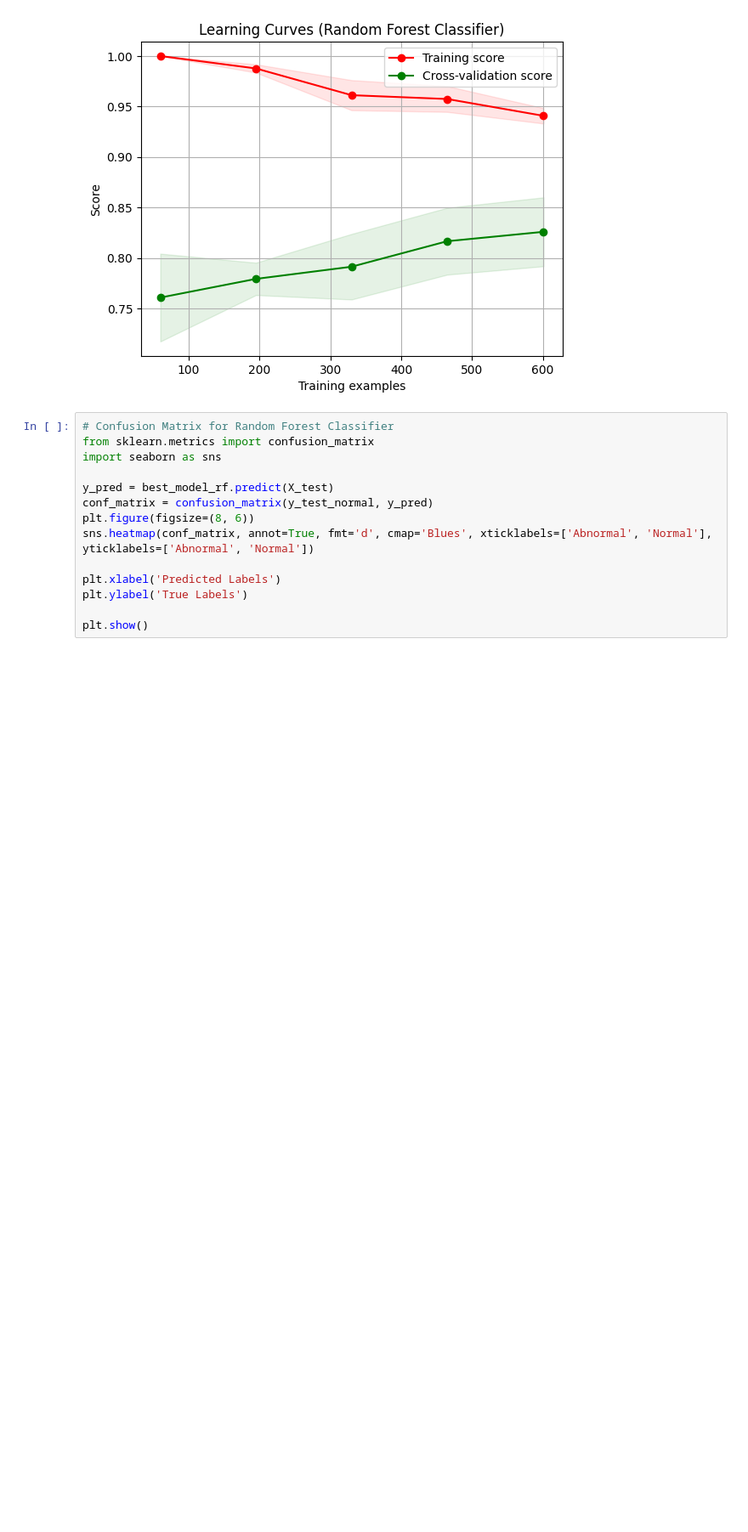
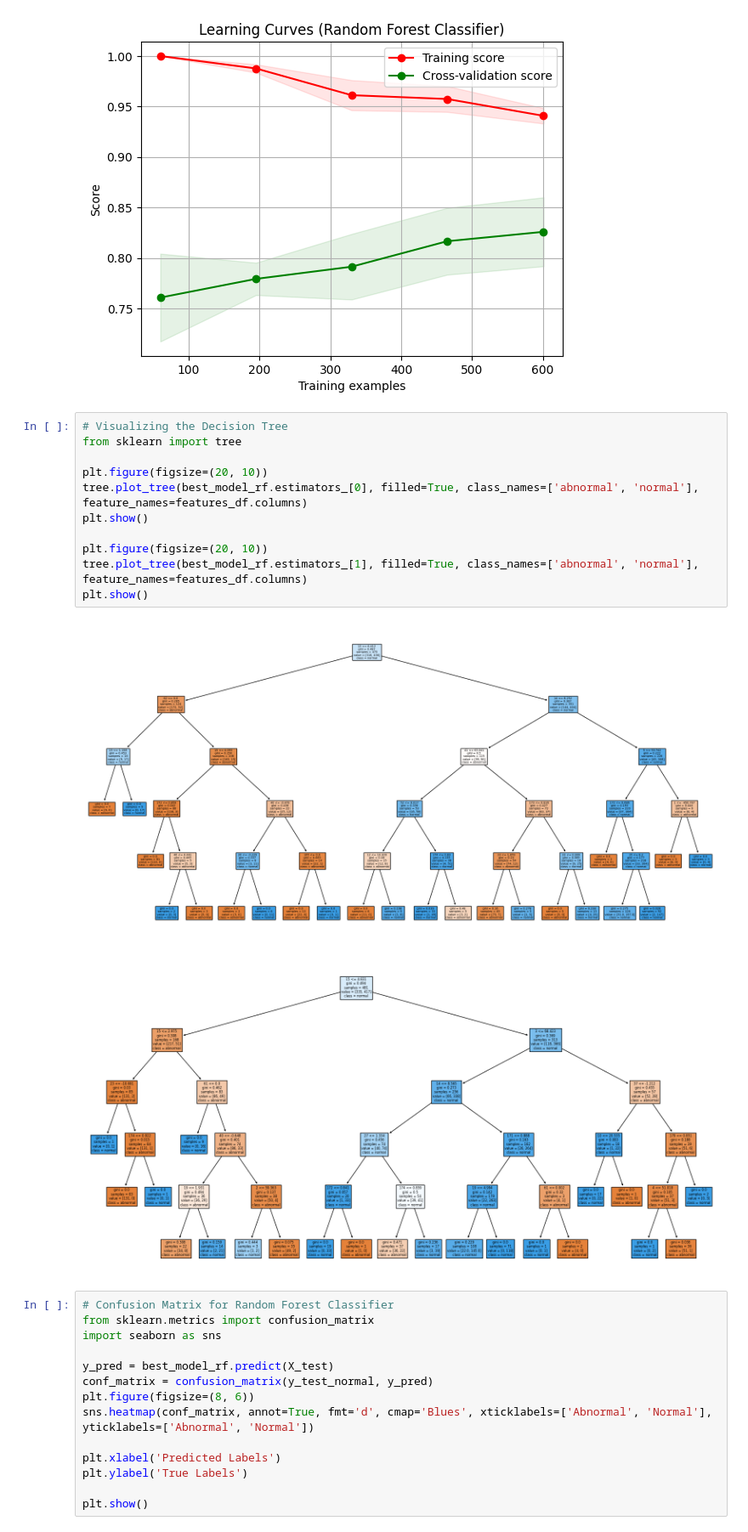
Before and after one commit to Shurtu-gal/heart-classification, a Jupyter notebook: heart_signal_classification.ipynb, the cells around one changed output. Shown at 85% size. Saved outputs shown, nothing was run; the diff lists cells and outputs as text; blank space fills up the shorter version.

Commit message:
chore: add random forest visualisation

```diff
--- a/heart_signal_classification.ipynb
+++ b/heart_signal_classification.ipynb
@@ -389,6 +389,20 @@ plot_learning_curve(best_model_rf, title, X_train, y_train_normal, cv=5)
 # %% [output]
 <module 'matplotlib.pyplot' from '/home/shurtu-gal/Stuff/Course/env/lib/python3.11/site-packages/matplotlib/pyplot.py'>
 [figure]
+# %%
+# Visualizing the Decision Tree
+from sklearn import tree
+
+plt.figure(figsize=(20, 10))
+tree.plot_tree(best_model_rf.estimators_[0], filled=True, class_names=['abnormal', 'normal'], feature_names=features_df.columns)
+plt.show()
+
+plt.figure(figsize=(20, 10))
+tree.plot_tree(best_model_rf.estimators_[1], filled=True, class_names=['abnormal', 'normal'], feature_names=features_df.columns)
+plt.show()
+# %% [output]
+[figure, added]
+[figure, added]
 # %%
 # Confusion Matrix for Random Forest Classifier
 from sklearn.metrics import confusion_matrix
```
